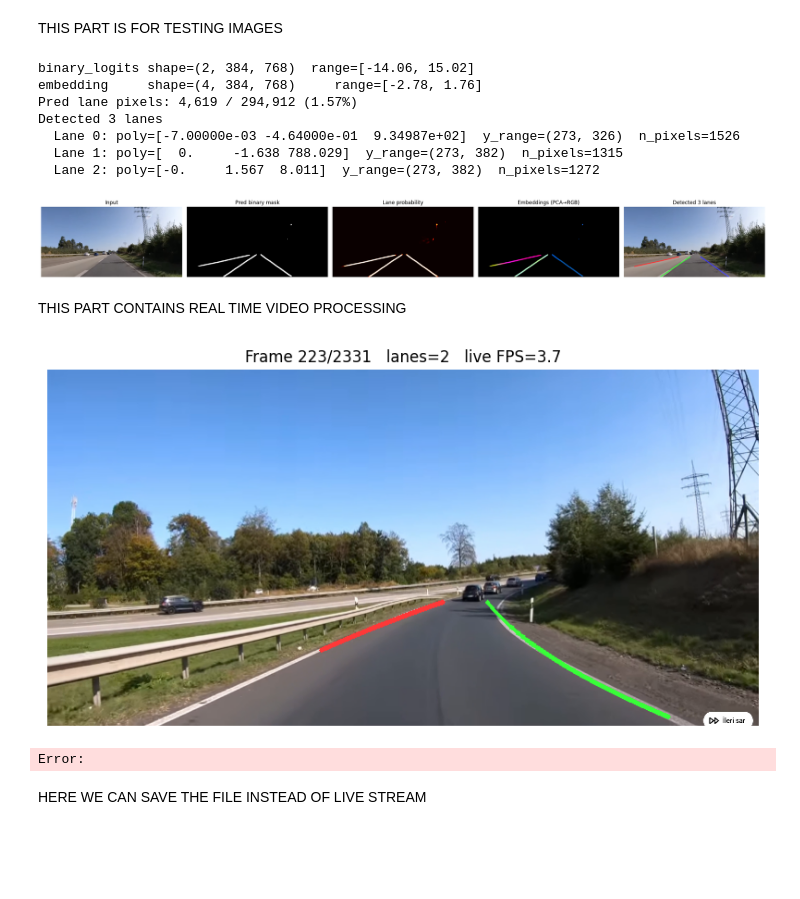
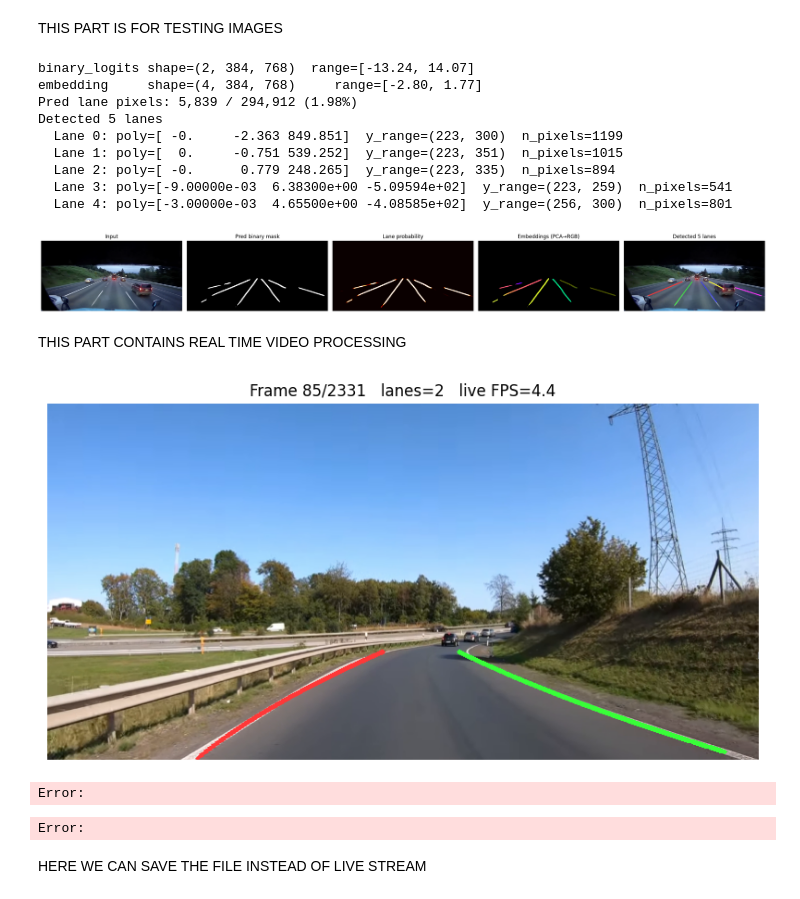
Before and after one commit to abdullahtapanci/LaneDetection, a Jupyter notebook: realTime.ipynb, the cells around one changed output. Saved outputs shown, nothing was run; the diff lists cells and outputs as text; code cells hidden in the pictures; blank space fills up the shorter version.

```diff
--- a/realTime.ipynb
+++ b/realTime.ipynb
@@ -89,7 +79,7 @@ THIS PART IS FOR TESTING IMAGES
 # %%
 from sklearn.decomposition import PCA
 
-IMAGE_PATH = "/content/drive/MyDrive/Lane_Detection_Project/sampleImages/testImage5.png"
+IMAGE_PATH = "/content/drive/MyDrive/Lane_Detection_Project/sampleImages/testImage1.png"
 # IMAGE_PATH = "samples/test.jpg"   # local
 
 #These are postprocess hyperparameters — we can tune these per trained model
@@ -132,41 +122,43 @@ print(f"Pred lane pixels: {binary_pred.sum():,} / {binary_pred.size:,} "
       f"({100*binary_pred.mean():.2f}%)")
 print(f"Detected {len(lanes)} lanes")
 for i, l in enumerate(lanes):
     print(f"  Lane {i}: poly={l['poly'].round(3)}  y_range={l['y_range']}  "
           f"n_pixels={len(l['pixels'])}")
 
 # --- Embedding PCA → RGB (only at predicted lane pixels) ---
 D, H, W = emb_np.shape
 emb_flat = emb_np.reshape(D, -1).T
 lane_mask = binary_pred.astype(bool).flatten()
 emb_rgb = np.zeros((H * W, 3), dtype=np.float32)
 if lane_mask.sum() >= 3:
     pca = PCA(n_components=3).fit_transform(emb_flat[lane_mask])
     pca -= pca.min(axis=0); pca /= pca.max(axis=0) + 1e-8
     emb_rgb[lane_mask] = pca
 emb_rgb = emb_rgb.reshape(H, W, 3)
 
 # --- Draw lanes ---
 annotated = draw_lanes(frame_rgb.copy(), lanes)
 
 # --- 5-panel visualization ---
 fig, axes = plt.subplots(1, 5, figsize=(24, 5))
 axes[0].imshow(frame_rgb);                                axes[0].set_title("Input")
 axes[1].imshow(binary_pred, cmap="gray");                 axes[1].set_title("Pred binary mask")
 axes[2].imshow(binary_prob, cmap="hot", vmin=0, vmax=1);  axes[2].set_title("Lane probability")
 axes[3].imshow(emb_rgb);                                  axes[3].set_title("Embeddings (PCA→RGB)")
 axes[4].imshow(annotated);                                axes[4].set_title(f"Detected {len(lanes)} lanes")
 for a in axes: a.axis("off")
 plt.tight_layout(); plt.show()
 # %% [output]
-binary_logits shape=(2, 384, 768)  range=[-14.06, 15.02]
-embedding     shape=(4, 384, 768)     range=[-2.78, 1.76]
-Pred lane pixels: 4,619 / 294,912 (1.57%)
-Detected 3 lanes
-  Lane 0: poly=[-7.00000e-03 -4.64000e-01  9.34987e+02]  y_range=(273, 326)  n_pixels=1526
-  Lane 1: poly=[  0.     -1.638 788.029]  y_range=(273, 382)  n_pixels=1315
-  Lane 2: poly=[-0.     1.567  8.011]  y_range=(273, 382)  n_pixels=1272
+binary_logits shape=(2, 384, 768)  range=[-13.24, 14.07]
+embedding     shape=(4, 384, 768)     range=[-2.80, 1.77]
+Pred lane pixels: 5,839 / 294,912 (1.98%)
+Detected 5 lanes
+  Lane 0: poly=[ -0.     -2.363 849.851]  y_range=(223, 300)  n_pixels=1199
+  Lane 1: poly=[  0.     -0.751 539.252]  y_range=(223, 351)  n_pixels=1015
+  Lane 2: poly=[ -0.      0.779 248.265]  y_range=(223, 335)  n_pixels=894
+  Lane 3: poly=[-9.00000e-03  6.38300e+00 -5.09594e+02]  y_range=(223, 259)  n_pixels=541
+  Lane 4: poly=[-3.00000e-03  4.65500e+00 -4.08585e+02]  y_range=(256, 300)  n_pixels=801
-[figure, old version]
+[figure, new version]
 # %% [markdown]
 THIS PART CONTAINS REAL TIME VIDEO PROCESSING
 # %%
@@ -229,8 +221,9 @@ cap.release()
 plt.close(fig)
 print("Done.")
 # %% [output]
-[figure, old version]
+[figure, new version]
 Error:
+Error:
 # %% [markdown]
 HERE WE CAN SAVE THE FILE INSTEAD OF LIVE STREAM
 # %%
```
Also changed, not shown: parts of 1 cell of this notebook, 2 other files.
